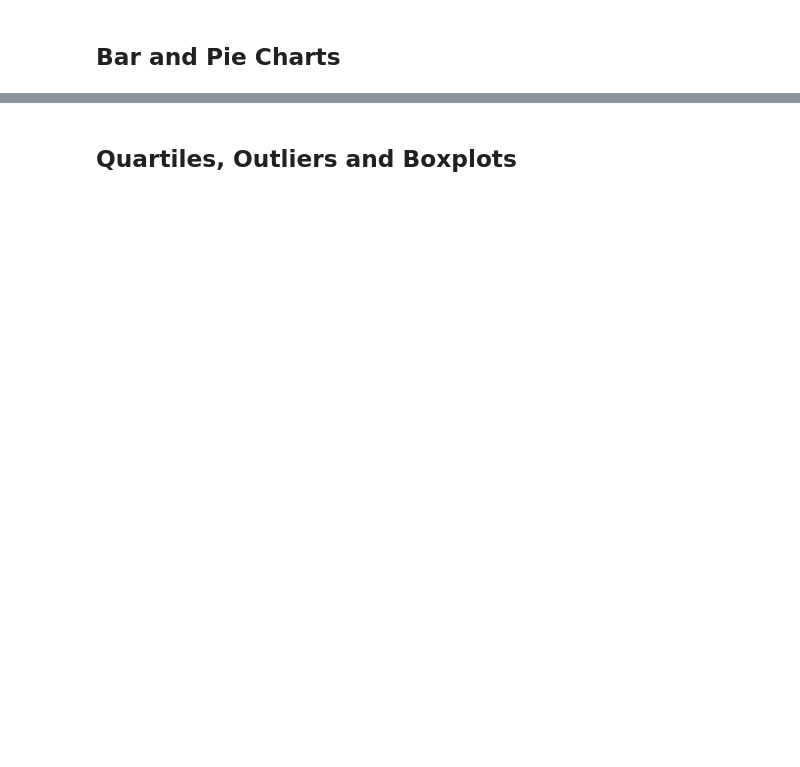
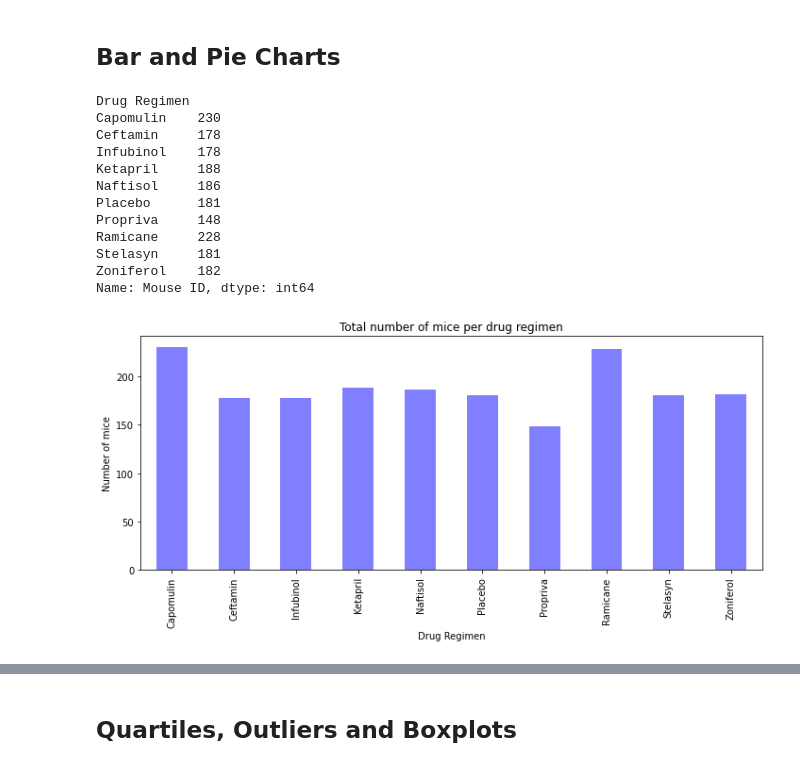
Before and after one commit to dvolz1130/matplotlib-challenge, a Jupyter notebook: pymaceuticals_starter.ipynb, the cells around one changed output, grey strips where cells are left out. Cells and saved outputs as stored; diff of their text form; code cells hidden in the pictures; blank space fills up the shorter version.

```diff
--- a/pymaceuticals_starter.ipynb
+++ b/pymaceuticals_starter.ipynb
@@ -105,3 +156,24 @@ num_mice_clean
 ## Bar and Pie Charts
 # %%
 # Generate a bar plot showing the total number of unique mice tested on each drug regimen using pandas.
+num_mice = clean_df.groupby(["Drug Regimen"]).count()["Mouse ID"]
+print(num_mice)
+
+num_mice.plot(kind="bar", facecolor="b", title="Total number of mice per drug regimen", figsize=(10,5), alpha=0.5)
+plt.xlabel("Drug Regimen", fontsize=10)
+plt.ylabel("Number of mice", fontsize=10)
+plt.tight_layout()
+# %% [output]
+Drug Regimen
+Capomulin    230
+Ceftamin     178
+Infubinol    178
+Ketapril     188
+Naftisol     186
+Placebo      181
+Propriva     148
+Ramicane     228
+Stelasyn     181
+Zoniferol    182
+Name: Mouse ID, dtype: int64
+[figure, added]
```
Also changed, not shown: parts of 12 cells of this notebook.
